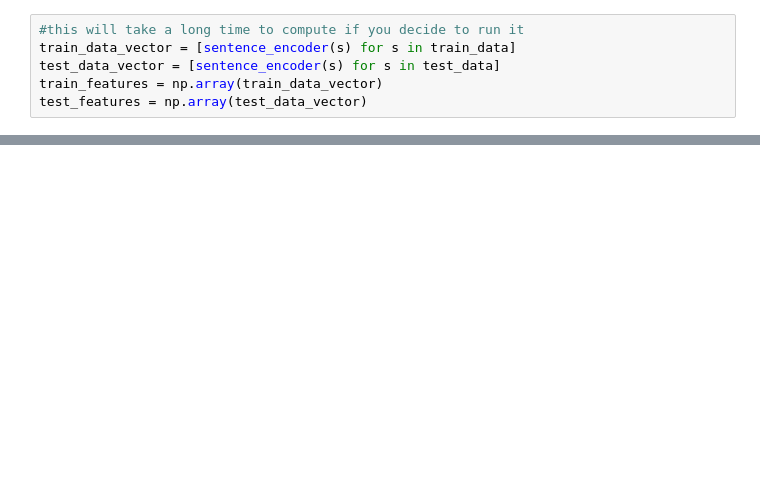
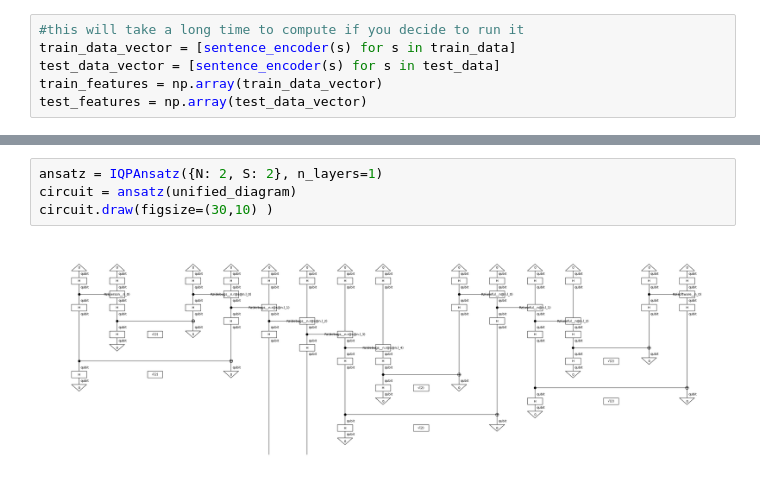
Before and after one commit to Frozha/quantum-text-classifier, a Jupyter notebook: discocatencoder.ipynb, the cells around one changed output, grey strips where cells are left out. Drawn from its saved outputs; the diff is of its cells as text; blank space fills up the shorter version.

```diff
--- a/discocatencoder.ipynb
+++ b/discocatencoder.ipynb
@@ -290,0 +201,6 @@ QSVC                                    |       0.47
+# %%
+ansatz = IQPAnsatz({N: 2, S: 2}, n_layers=1)
+circuit = ansatz(unified_diagram)
+circuit.draw(figsize=(30,10) )
+# %% [output]
+[figure, added]
```
Also changed, not shown: parts of 35 cells of this notebook, 7 other files.
